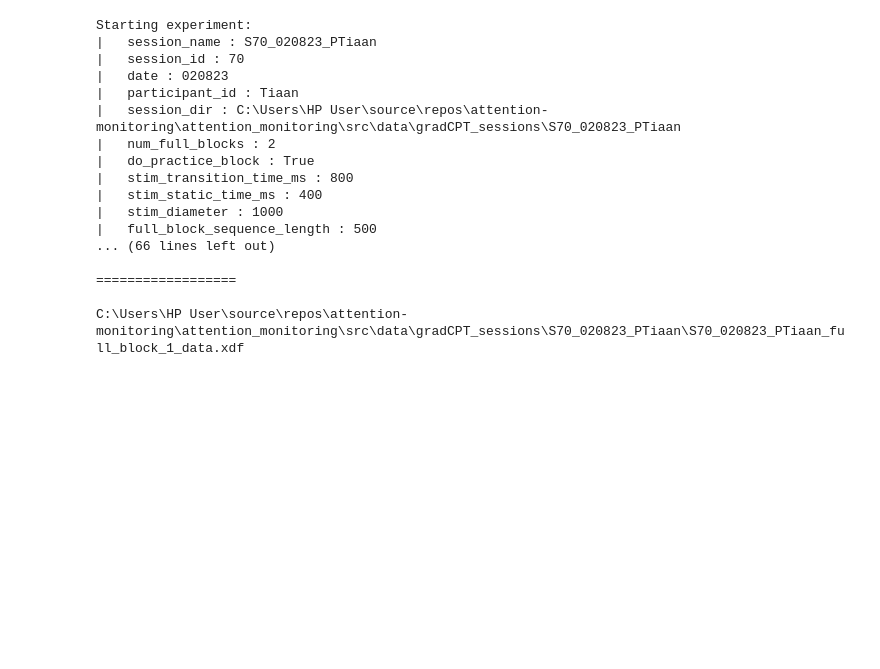
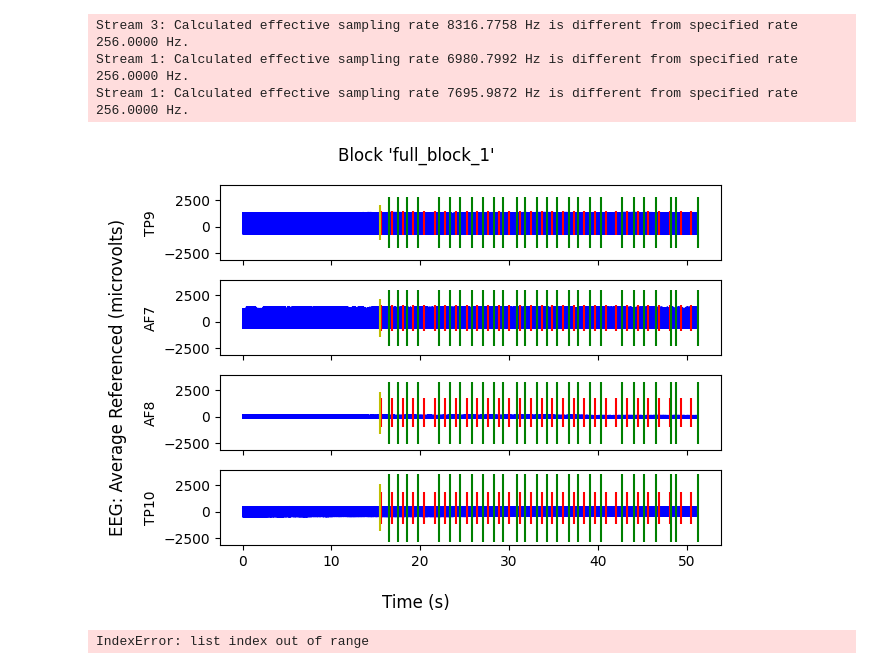
Before and after one commit to ovi-lab/attention-monitoring, a Jupyter notebook: attention_monitoring/main.ipynb, the cells around one changed output. Cells and saved outputs as stored; diff of their text form; code cells hidden in the pictures; blank space fills up the shorter version.

Commit message:
added functions to plot gradCPT results first version of functions (naively working)

```diff
--- a/attention_monitoring/main.ipynb
+++ b/attention_monitoring/main.ipynb
@@ -4,20 +7,20 @@ from src.data_analysis.block import GradCPTSession
 # %%
-data = startSession(participantID="Tiaan")
+# infoFile = startSession(participantID="Tiaan")
+# print(infoFile)
-# %% [output]
-Starting experiment:
-|   session_name : S70_020823_PTiaan
-|   session_id : 70
-|   date : 020823
-|   participant_id : Tiaan
-|   session_dir : C:\Users\HP User\source\repos\attention-monitoring\attention_monitoring\src\data\gradCPT_sessions\S70_020823_PTiaan
-|   num_full_blocks : 2
-|   do_practice_block : True
-|   stim_transition_time_ms : 800
-|   stim_static_time_ms : 400
-|   stim_diameter : 1000
-|   full_block_sequence_length : 500
-... (66 lines left out)
-
-==================
-
-C:\Users\HP User\source\repos\attention-monitoring\attention_monitoring\src\data\gradCPT_sessions\S70_020823_PTiaan\S70_020823_PTiaan_full_block_1_data.xdf
+# %%
+infoFile = "C:\\Users\\HP User\\source\\repos\\attention-monitoring\\attention_monitoring\\src\\data\\gradCPT_sessions\\S71_030823_PTiaan\\info.json"
+sess = GradCPTSession(infoFile)
+# %% [output]
+Stream 3: Calculated effective sampling rate 8316.7758 Hz is different from specified rate 256.0000 Hz.
+Stream 1: Calculated effective sampling rate 6980.7992 Hz is different from specified rate 256.0000 Hz.
+Stream 1: Calculated effective sampling rate 7695.9872 Hz is different from specified rate 256.0000 Hz.
+# %%
+# f = plt.figure(layout='constrained', figsize=(8,12))
+fig = sess.blocks["full_block_1"].display()
+fig.tight_layout()
+# %% [output]
+[figure, added]
+# %%
+fig.subfigs[0].tight_layout()
+# %% [output]
+IndexError: list index out of range
```
Also changed, not shown: parts of 2 cells of this notebook, 1 other file.
